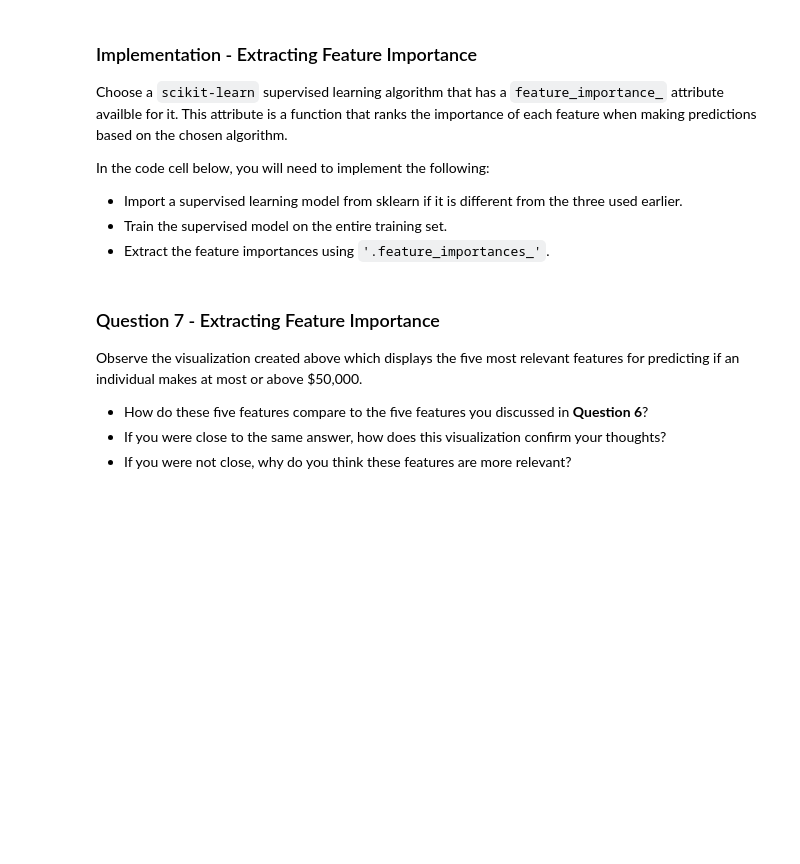
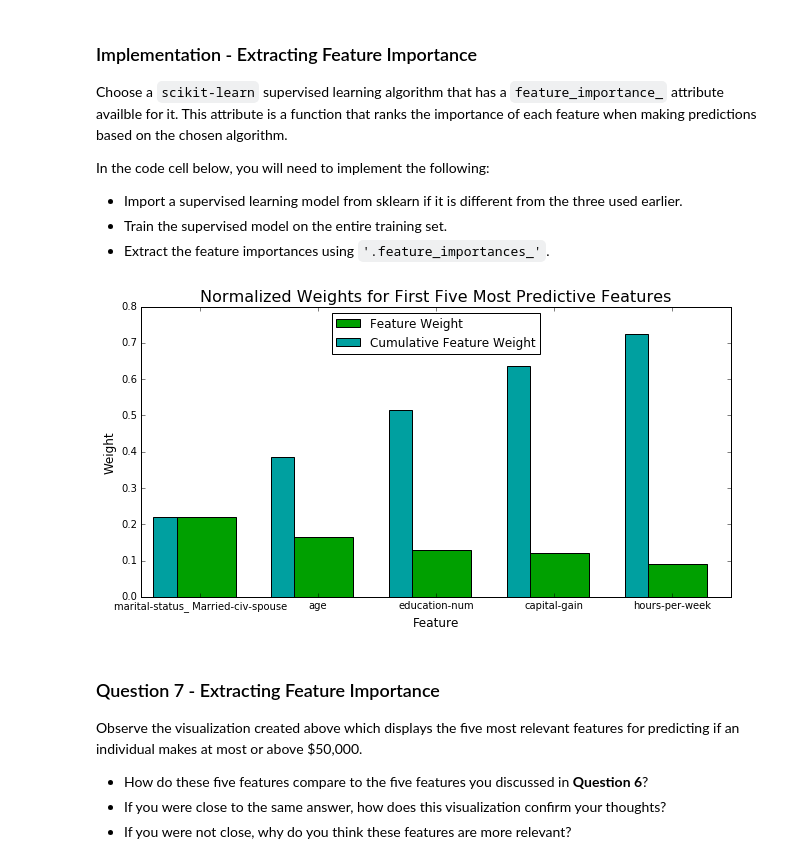
Before and after one commit to head1ton-dhg/machine-learning, a Jupyter notebook: projects/finding_donors/finding_donors.ipynb, the cells around one changed output. Drawn from its saved outputs; the diff is of its cells as text; code cells hidden in the pictures; blank space fills up the shorter version.

```diff
--- a/projects/finding_donors/finding_donors.ipynb
+++ b/projects/finding_donors/finding_donors.ipynb
@@ -552,16 +566,22 @@ In the code cell below, you will need to implement the following:
  - Extract the feature importances using `'.feature_importances_'`.
 # %%
 # TODO: Import a supervised learning model that has 'feature_importances_'
+from sklearn.tree import DecisionTreeClassifier
+from sklearn.ensemble import RandomForestClassifier
 
+# TODO: Initialize the classifier
+clf = DecisionTreeClassifier()
 
 # TODO: Train the supervised model on the training set using .fit(X_train, y_train)
-model = None
+model = DecisionTreeClassifier().fit(X_train, y_train)
 
 # TODO: Extract the feature importances using .feature_importances_
-importances = None
+importances = model.feature_importances_
 
 # Plot
 vs.feature_plot(importances, X_train, y_train)
+# %% [output]
+[figure, added]
 # %% [markdown]
 ### Question 7 - Extracting Feature Importance
 
```
Also changed, not shown: parts of 2 cells of this notebook.
